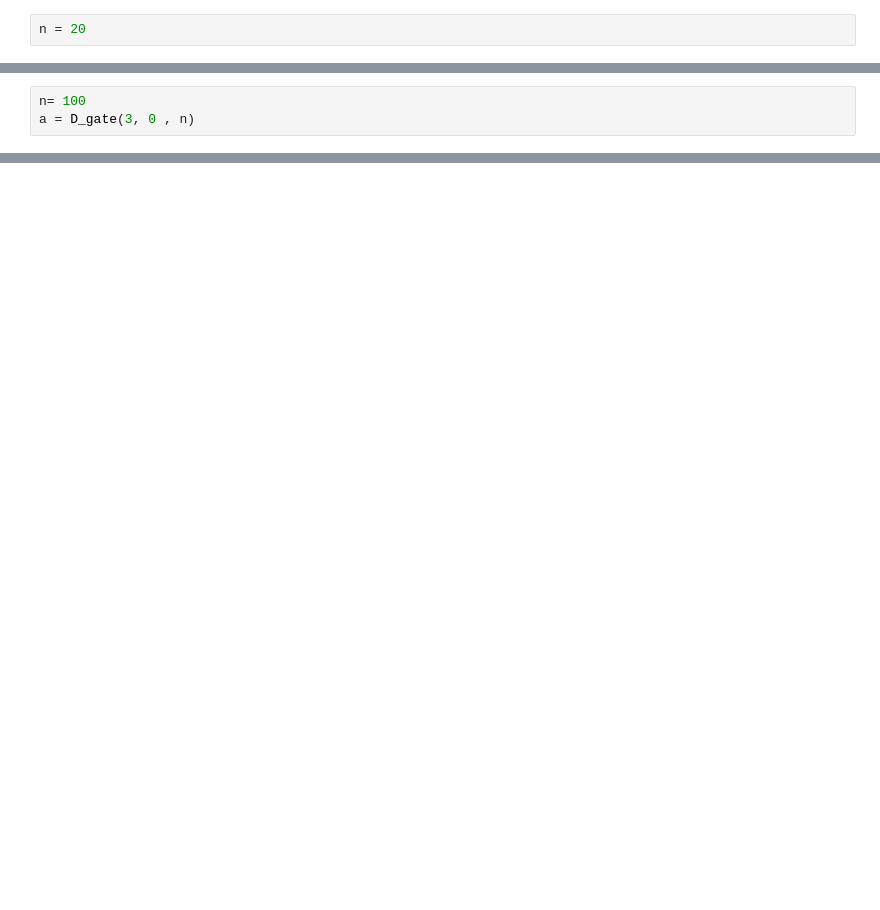
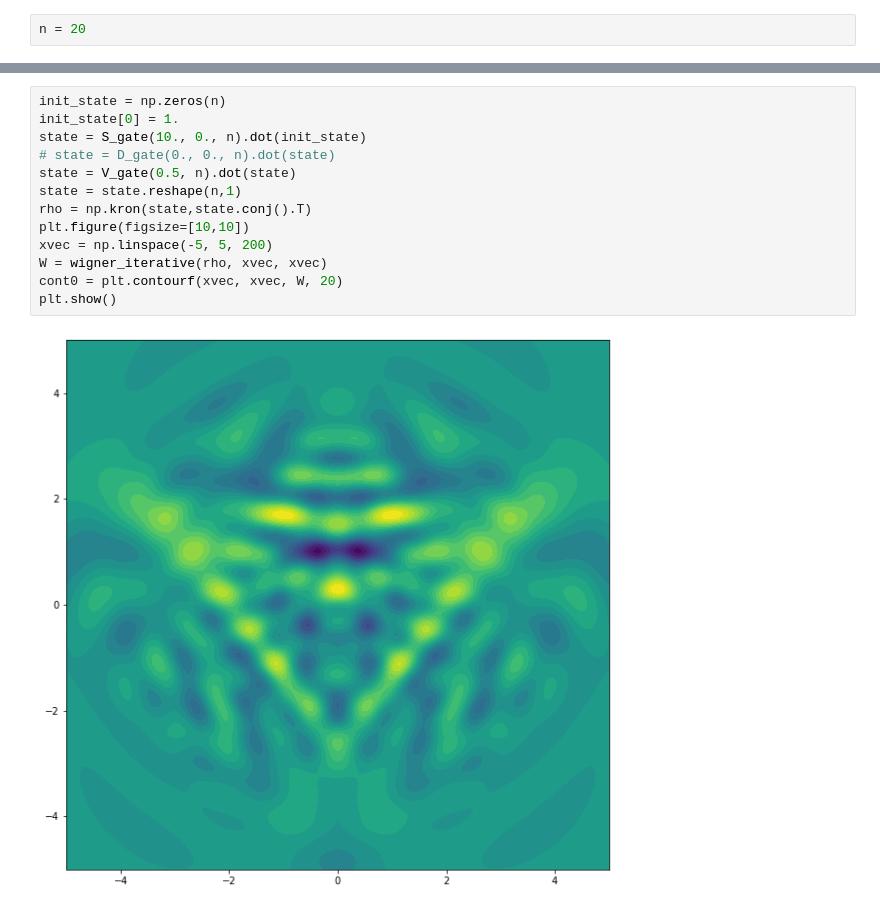
Before and after one commit to kuzhamuratov/MBQC, a Jupyter notebook: tests.ipynb, the cells around one changed output, grey strips where cells are left out. Saved outputs shown, nothing was run; the diff lists cells and outputs as text; blank space fills up the shorter version.

```diff
--- a/tests.ipynb
+++ b/tests.ipynb
@@ -32,3 +7,0 @@ r = 1.
-# %%
-n= 100
-a = D_gate(3, 0 , n)
@@ -57,0 +19,15 @@ plt.plot(R_gate(0, 100).dot(state))
+# %%
+init_state = np.zeros(n)
+init_state[0] = 1.
+state = S_gate(10., 0., n).dot(init_state)
+# state = D_gate(0., 0., n).dot(state)
+state = V_gate(0.5, n).dot(state)
+state = state.reshape(n,1)
+rho = np.kron(state,state.conj().T)
+plt.figure(figsize=[10,10])
+xvec = np.linspace(-5, 5, 200)
+W = wigner_iterative(rho, xvec, xvec)
+cont0 = plt.contourf(xvec, xvec, W, 20)
+plt.show()
+# %% [output]
+[figure, added]
```
Also changed, not shown: parts of 10 cells of this notebook, 3 other files.
